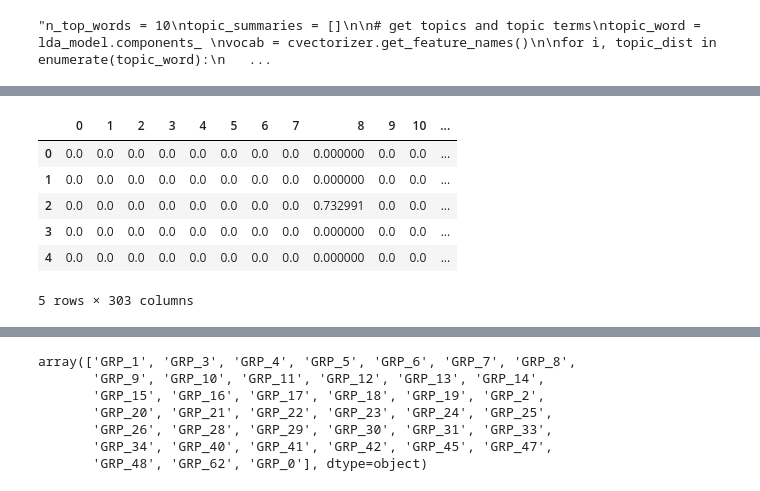
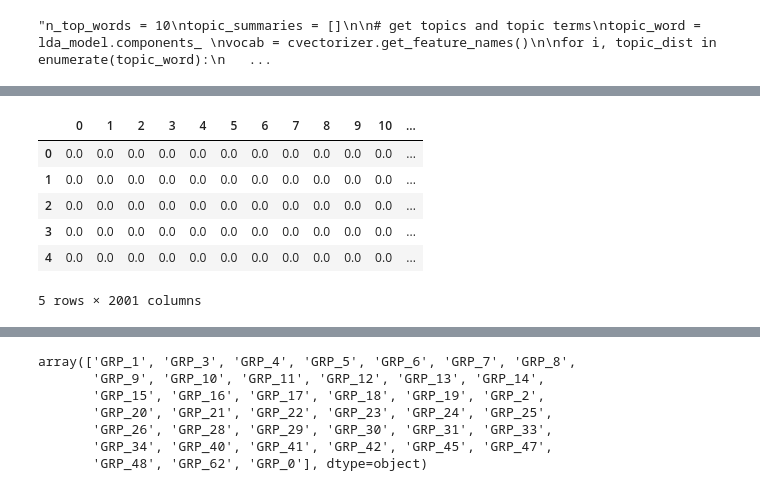
Before and after one commit to ABPande/AIML_CAPSTONE_NLP_B_GRP_4, a Jupyter notebook: Capstone Project.ipynb, the cells around one changed output, grey strips where cells are left out. Saved outputs shown, nothing was run; the diff lists cells and outputs as text; code cells hidden in the pictures.

```diff
--- a/Capstone Project.ipynb
+++ b/Capstone Project.ipynb
@@ -621,7 +621,7 @@ test_data.head()
 | 3 | unable to access hr_tool page | unable to access hr_tool page | xbkucsvz gcpydteq | GRP_0 |
 | 4 | skype error | skype error | owlgqjme qhcozdfx | GRP_0 |
 # %%
-test_data = ticket_data.copy()
+'''test_data = ticket_data.copy()
 total_size = len (test_data)
 # List of column data to consider for translation
 trans_cols = ['Short description','Description']
@@ -647,5 +647,5 @@ while (stop < total_size):
   if start > total_size:
     break
   print("iter", start/100)
-  time.sleep(1)
+  time.sleep(1)'''
 # %% [output]
@@ -1309,7 +1308,7 @@ pickle_dump(vocabulary, "vocabulary.pickle")
 40911
 # %%
 from sklearn.feature_extraction.text import TfidfVectorizer
-tfidf = TfidfVectorizer(stop_words=stop_words, tokenizer=tokenize, max_features = 1000, analyzer = 'word', ngram_range=(1, 3))
+tfidf = TfidfVectorizer(stop_words=stop_words, tokenizer=tokenize, max_features = 2000, analyzer = 'word', ngram_range=(1, 2))
 inc_tfidf = tfidf.fit_transform(machine_learning_df['Description_New'])
 # %%
 inc_tfidf.shape
@@ -1435,16 +1425,16 @@ new_features_df
 # %%
-df_inc['num_wds']= new_features_df['num_wds']
-df_inc['uniq_wds']= new_features_df['uniq_wds']
+#df_inc['num_wds']= new_features_df['num_wds']
+#df_inc['uniq_wds']= new_features_df['uniq_wds']
 df_inc['Assignment group']= machine_learning_df['Assignment group']
 df_inc.head()
 # %% [output]
 |  | 0 | 1 | 2 | 3 | 4 | 5 | 6 | 7 | 8 | 9 | 10 | ... |
-| 0 | 0.0 | 0.0 | 0.0 | 0.0 | 0.0 | 0.0 | 0.0 | 0.0 | 0.000000 | 0.0 | 0.0 | ... |
-| 1 | 0.0 | 0.0 | 0.0 | 0.0 | 0.0 | 0.0 | 0.0 | 0.0 | 0.000000 | 0.0 | 0.0 | ... |
-| 2 | 0.0 | 0.0 | 0.0 | 0.0 | 0.0 | 0.0 | 0.0 | 0.0 | 0.732991 | 0.0 | 0.0 | ... |
-| 3 | 0.0 | 0.0 | 0.0 | 0.0 | 0.0 | 0.0 | 0.0 | 0.0 | 0.000000 | 0.0 | 0.0 | ... |
-| 4 | 0.0 | 0.0 | 0.0 | 0.0 | 0.0 | 0.0 | 0.0 | 0.0 | 0.000000 | 0.0 | 0.0 | ... |
+| 0 | 0.0 | 0.0 | 0.0 | 0.0 | 0.0 | 0.0 | 0.0 | 0.0 | 0.0 | 0.0 | 0.0 | ... |
+| 1 | 0.0 | 0.0 | 0.0 | 0.0 | 0.0 | 0.0 | 0.0 | 0.0 | 0.0 | 0.0 | 0.0 | ... |
+| 2 | 0.0 | 0.0 | 0.0 | 0.0 | 0.0 | 0.0 | 0.0 | 0.0 | 0.0 | 0.0 | 0.0 | ... |
+| 3 | 0.0 | 0.0 | 0.0 | 0.0 | 0.0 | 0.0 | 0.0 | 0.0 | 0.0 | 0.0 | 0.0 | ... |
+| 4 | 0.0 | 0.0 | 0.0 | 0.0 | 0.0 | 0.0 | 0.0 | 0.0 | 0.0 | 0.0 | 0.0 | ... |
-5 rows × 303 columns
+5 rows × 2001 columns
 # %%
 features = df_inc.columns.tolist()
 output = 'Assignment group'
```
Also changed, not shown: parts of 27 cells of this notebook.
